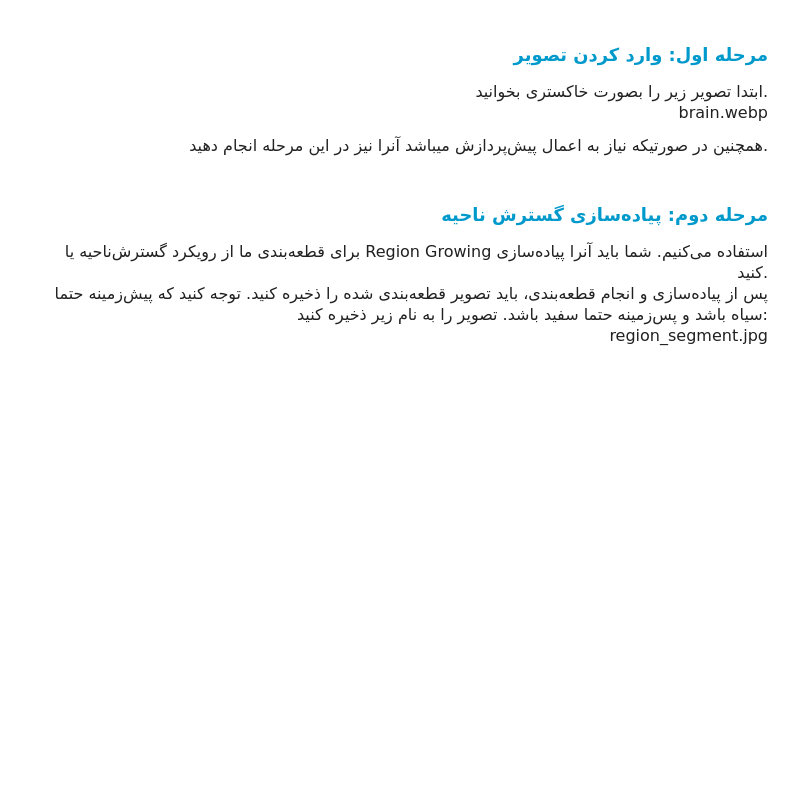
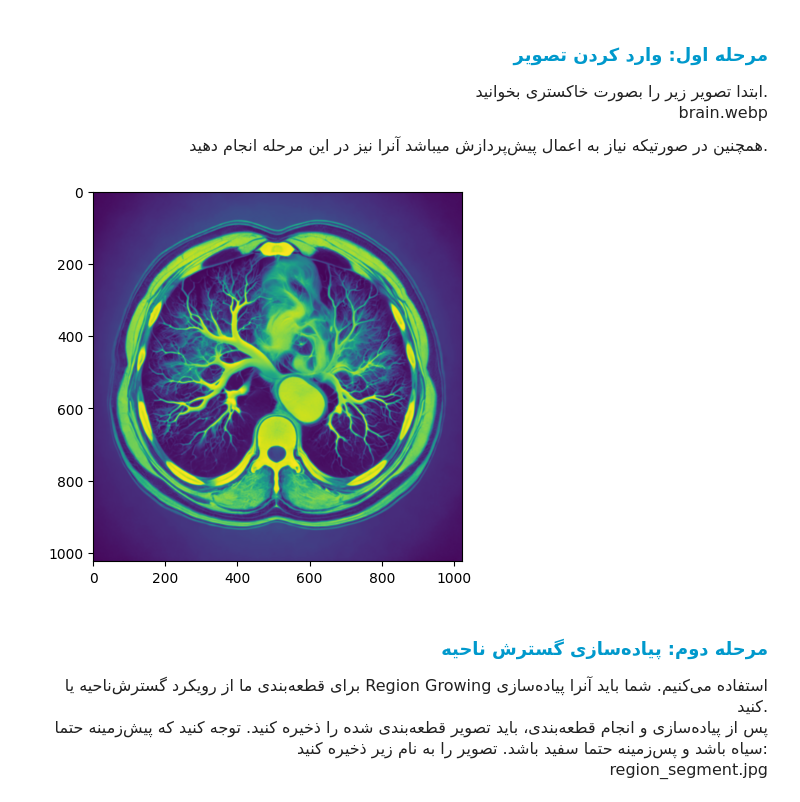
Before and after one commit to mahajialirezaei/image-processing-codes, a Jupyter notebook: Img-region-based-Segmentation/notebook.ipynb, the cells around one changed output. Cells and saved outputs as stored; diff of their text form; code cells hidden in the pictures; blank space fills up the shorter version.

```diff
--- a/Img-region-based-Segmentation/notebook.ipynb
+++ b/Img-region-based-Segmentation/notebook.ipynb
@@ -40,8 +40,10 @@ brain.webp
 همچنین در صورتیکه نیاز به اعمال پیش‌پردازش میباشد آنرا نیز در این مرحله انجام دهید.
 </p>
 # %%
-img = cv2.imread('Data/brain.webp')
+img = cv2.imread('Data/brain.webp', cv2.IMREAD_GRAYSCALE)
 img_gaussy = cv2.GaussianBlur(img, (7, 7), 0)
+# %% [output]
+[figure, added]
 # %% [markdown]
 <h3 align=right style="line-height:200%;font-family:vazir;color:#0099cc">
 <font face="vazir" color="#0099cc">
```
Also changed, not shown: parts of 1 cell of this notebook.
